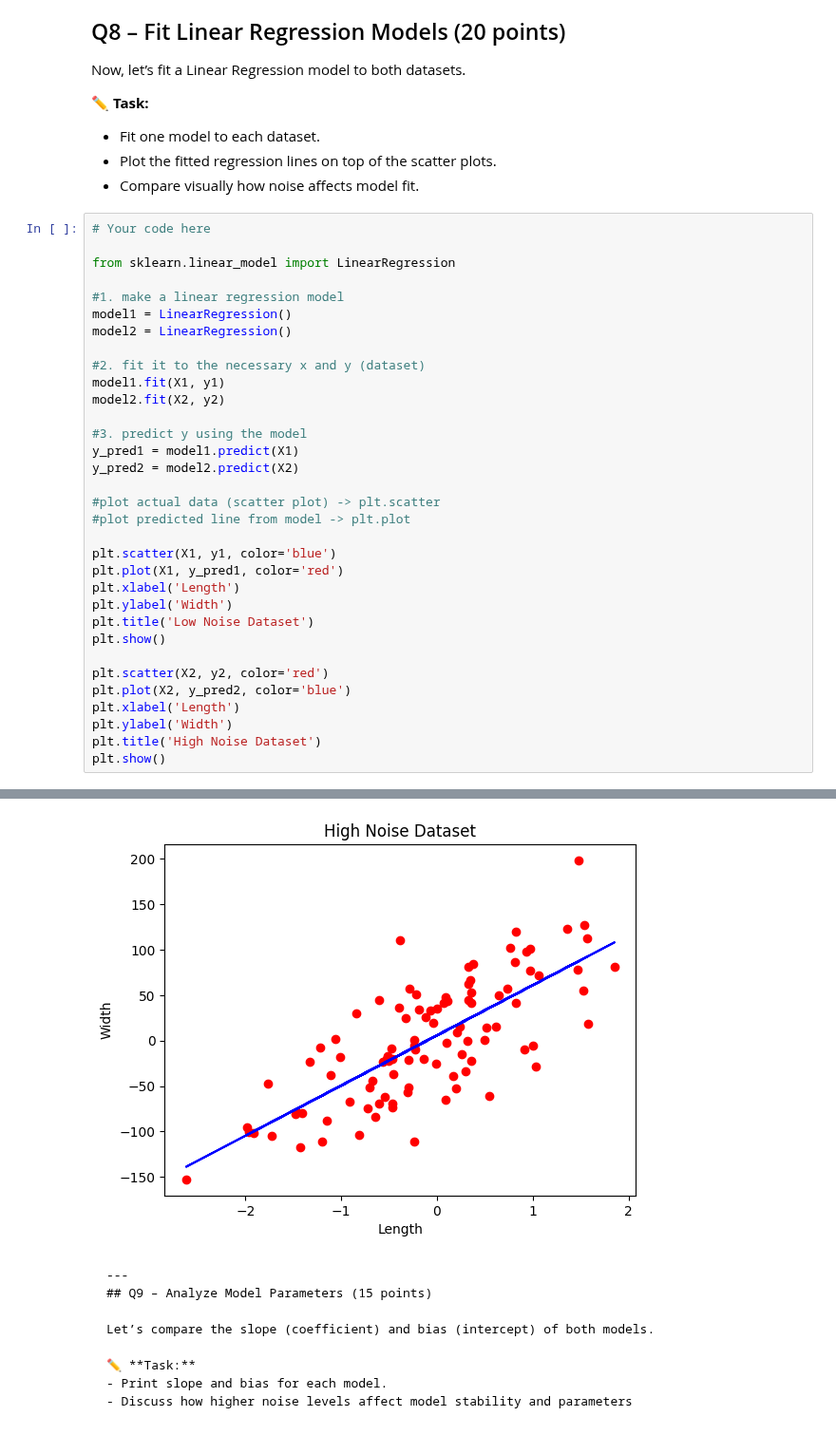
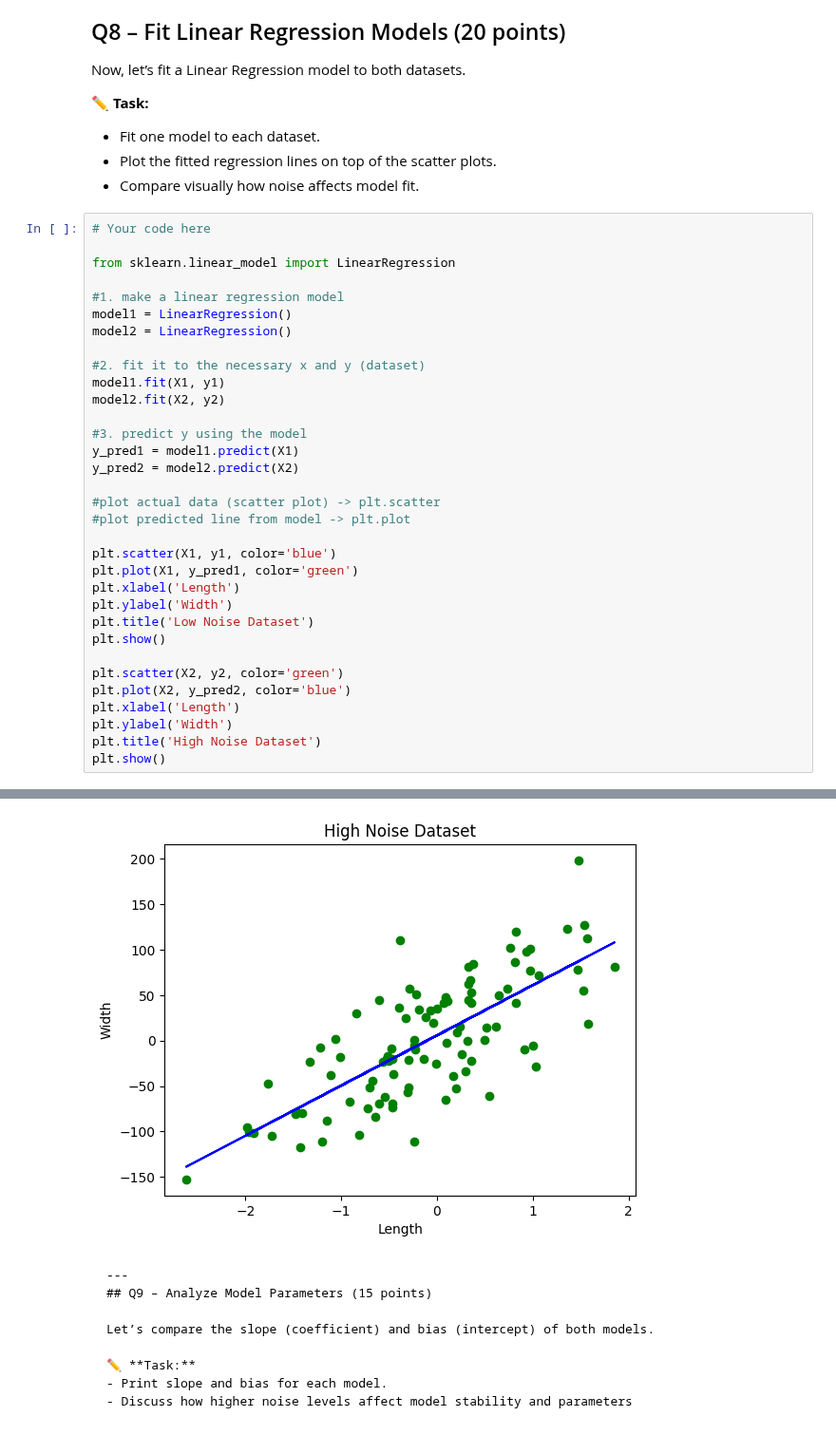
Before and after one commit to JanaAliCS/machine_leanring, a Jupyter notebook: assignment_2.ipynb, the cells around one changed output, grey strips where cells are left out. Shown at 95% size. Cells and saved outputs as stored; diff of their text form.

```diff
--- a/assignment_2.ipynb
+++ b/assignment_2.ipynb
@@ -341,13 +341,13 @@ y_pred2 = model2.predict(X2)
 #plot predicted line from model -> plt.plot
 
 plt.scatter(X1, y1, color='blue')
-plt.plot(X1, y_pred1, color='red')
+plt.plot(X1, y_pred1, color='green')
 plt.xlabel('Length')
 plt.ylabel('Width')
 plt.title('Low Noise Dataset')
 plt.show()
 
-plt.scatter(X2, y2, color='red')
+plt.scatter(X2, y2, color='green')
 plt.plot(X2, y_pred2, color='blue')
 plt.xlabel('Length')
 plt.ylabel('Width')
@@ -358,4 +358,4 @@ plt.show()
-[figure, old version]
+[figure, new version]
 # %% [markdown]
     ---
     ## Q9 – Analyze Model Parameters (15 points)
```
Also changed, not shown: parts of 4 cells of this notebook.
